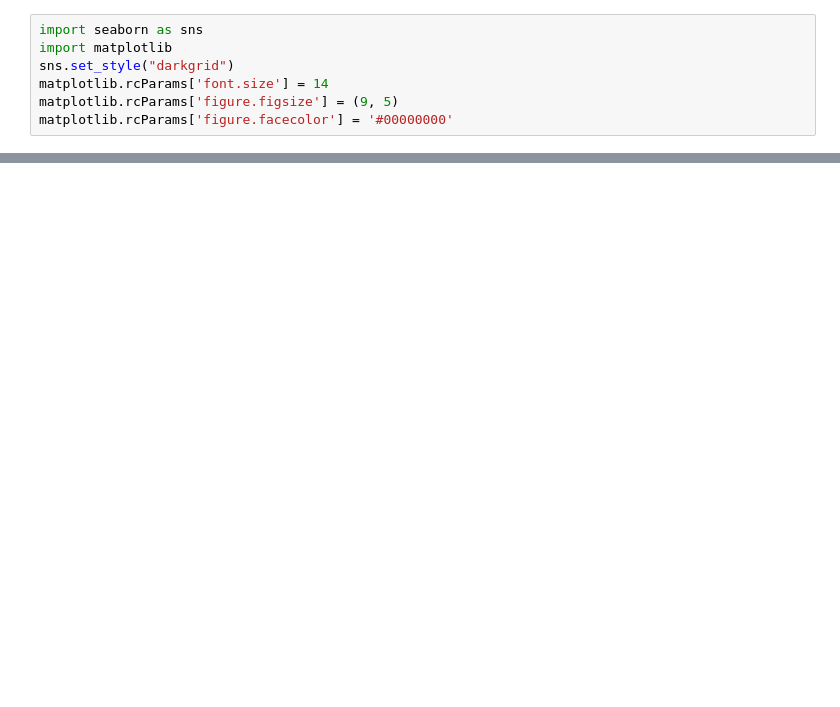
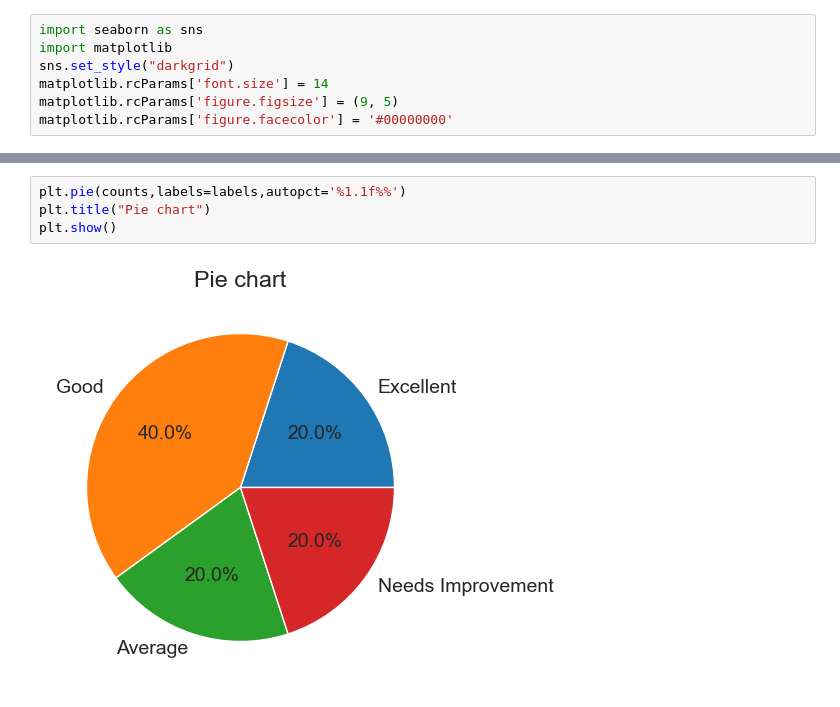
Before and after one commit to Om-Alve/PythonCollegeAssignments, a Jupyter notebook: Assignment3.ipynb, the cells around one changed output, grey strips where cells are left out. Drawn from its saved outputs; the diff is of its cells as text; blank space fills up the shorter version.

```diff
--- a/Assignment3.ipynb
+++ b/Assignment3.ipynb
@@ -137,0 +156,6 @@ Text(31.69444444444445, 0.5, 'No. of students')
+# %%
+plt.pie(counts,labels=labels,autopct='%1.1f%%')
+plt.title("Pie chart")
+plt.show()
+# %% [output]
+[figure, added]
```
Also changed, not shown: parts of 12 cells of this notebook.
